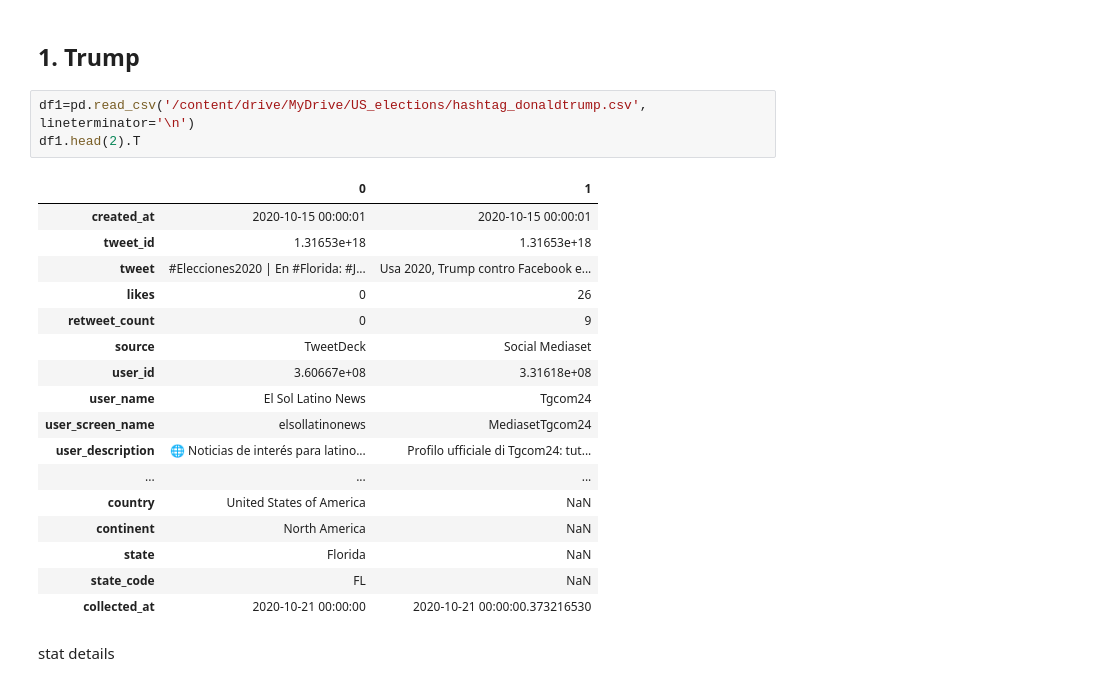
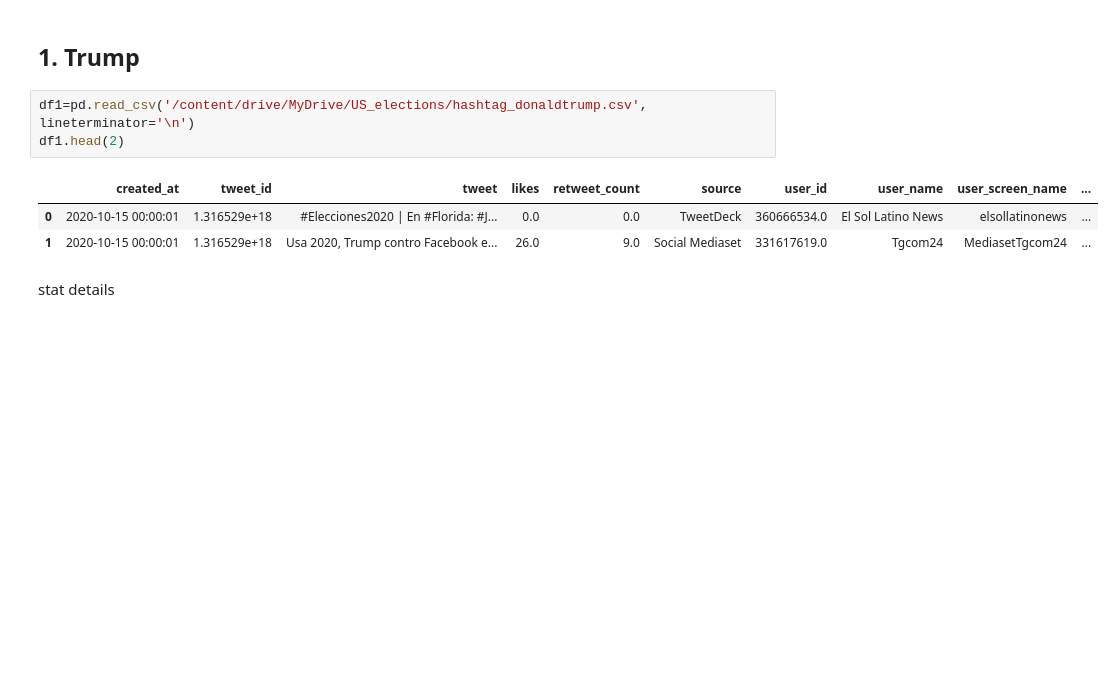
Before and after one commit to sydney-machine-learning/sentimentanalysis-USelections, a Jupyter notebook: main.ipynb, the cells around one changed output. Saved outputs shown, nothing was run; the diff lists cells and outputs as text; blank space fills up the shorter version.

```diff
--- a/main.ipynb
+++ b/main.ipynb
@@ -58,25 +58,11 @@ from nltk.sentiment.vader import SentimentIntensityAnalyzer
 ## 1. Trump
 # %%
 df1=pd.read_csv('/content/drive/MyDrive/US_elections/hashtag_donaldtrump.csv', lineterminator='\n')
-df1.head(2).T
+df1.head(2)
 # %% [output]
-|  | 0 | 1 |
-| created_at | 2020-10-15 00:00:01 | 2020-10-15 00:00:01 |
-| tweet_id | 1.31653e+18 | 1.31653e+18 |
-| tweet | #Elecciones2020 | En #Florida: #J... | Usa 2020, Trump contro Facebook e... |
-| likes | 0 | 26 |
-| retweet_count | 0 | 9 |
-| source | TweetDeck | Social Mediaset |
-| user_id | 3.60667e+08 | 3.31618e+08 |
-| user_name | El Sol Latino News | Tgcom24 |
-| user_screen_name | elsollatinonews | MediasetTgcom24 |
-| user_description | 🌐 Noticias de interés para latino... | Profilo ufficiale di Tgcom24: tut... |
-| ... | ... | ... |
-| country | United States of America | NaN |
-| continent | North America | NaN |
-| state | Florida | NaN |
-| state_code | FL | NaN |
-| collected_at | 2020-10-21 00:00:00 | 2020-10-21 00:00:00.373216530 |
+|  | created_at | tweet_id | tweet | likes | retweet_count | source | user_id | user_name | user_screen_name | ... |
+| 0 | 2020-10-15 00:00:01 | 1.316529e+18 | #Elecciones2020 | En #Florida: #J... | 0.0 | 0.0 | TweetDeck | 360666534.0 | El Sol Latino News | elsollatinonews | ... |
+| 1 | 2020-10-15 00:00:01 | 1.316529e+18 | Usa 2020, Trump contro Facebook e... | 26.0 | 9.0 | Social Mediaset | 331617619.0 | Tgcom24 | MediasetTgcom24 | ... |
 # %% [markdown]
 stat details
 # %%
```
Also changed, not shown: parts of 12 cells of this notebook.
